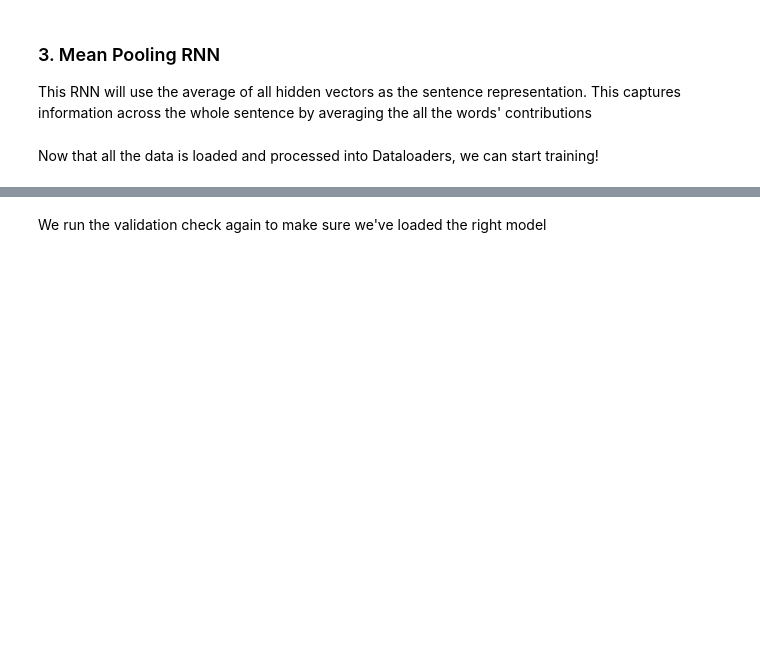
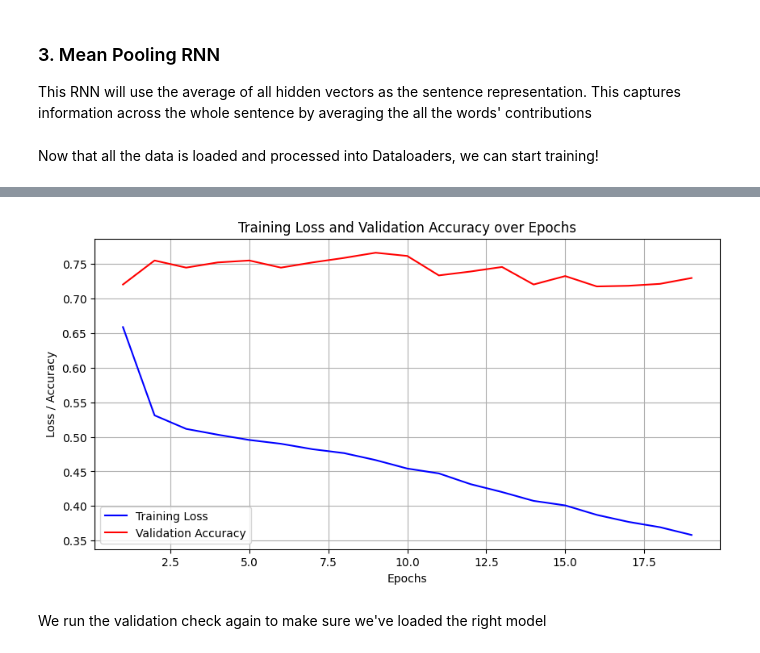
Before and after one commit to qkm2000/sc4002, a Jupyter notebook: Part_2.ipynb, the cells around one changed output, grey strips where cells are left out. Cells and saved outputs as stored; diff of their text form; code cells hidden in the pictures; blank space fills up the shorter version.

```diff
--- a/Part_2.ipynb
+++ b/Part_2.ipynb
@@ -254,7 +234,7 @@ model = RNNModel(
 # %% [markdown]
 Now that all the data is loaded and processed into Dataloaders, we can start training!
 # %%
-train(
+losses, accuracies = train(
     model=model,
     trn_dataloader=trn_dataloader,
     val_dataloader=val_dataloader,
@@ -300,3 +267,7 @@ train_and_plot(
+# %%
+plot_loss_accuracy(losses, accuracies)
+# %% [output]
+[figure, added]
 # %% [markdown]
 We run the validation check again to make sure we've loaded the right model
 # %%
```
Also changed, not shown: parts of 22 cells of this notebook, 1 other file.
